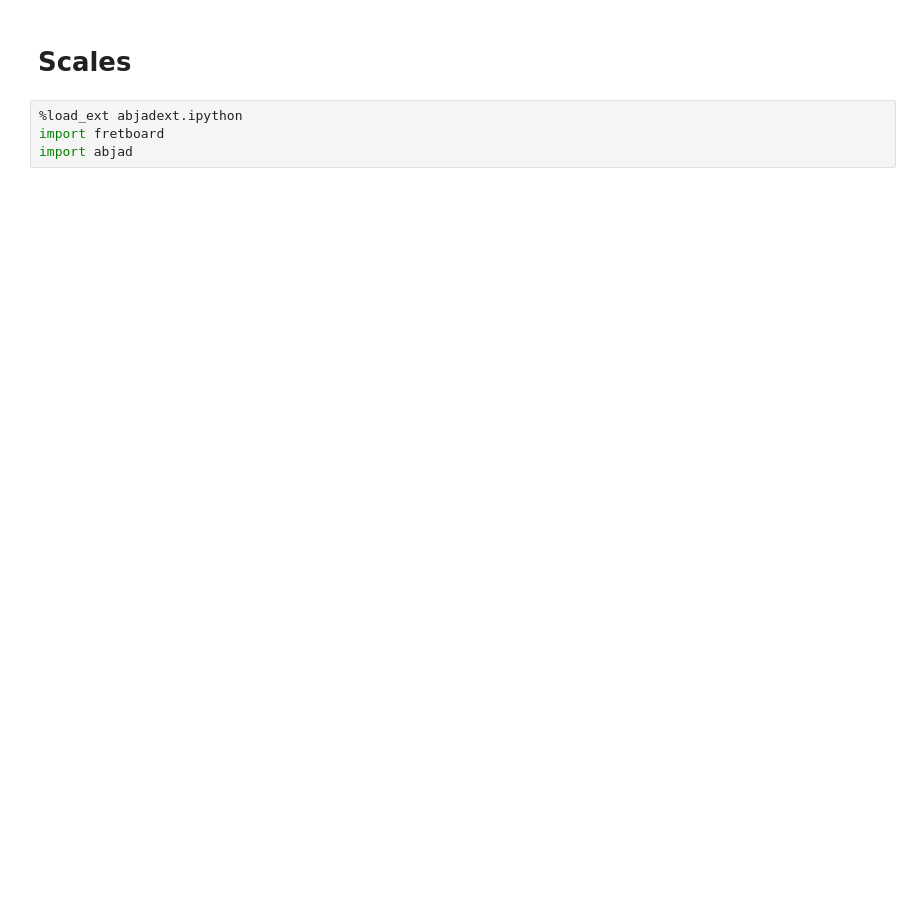
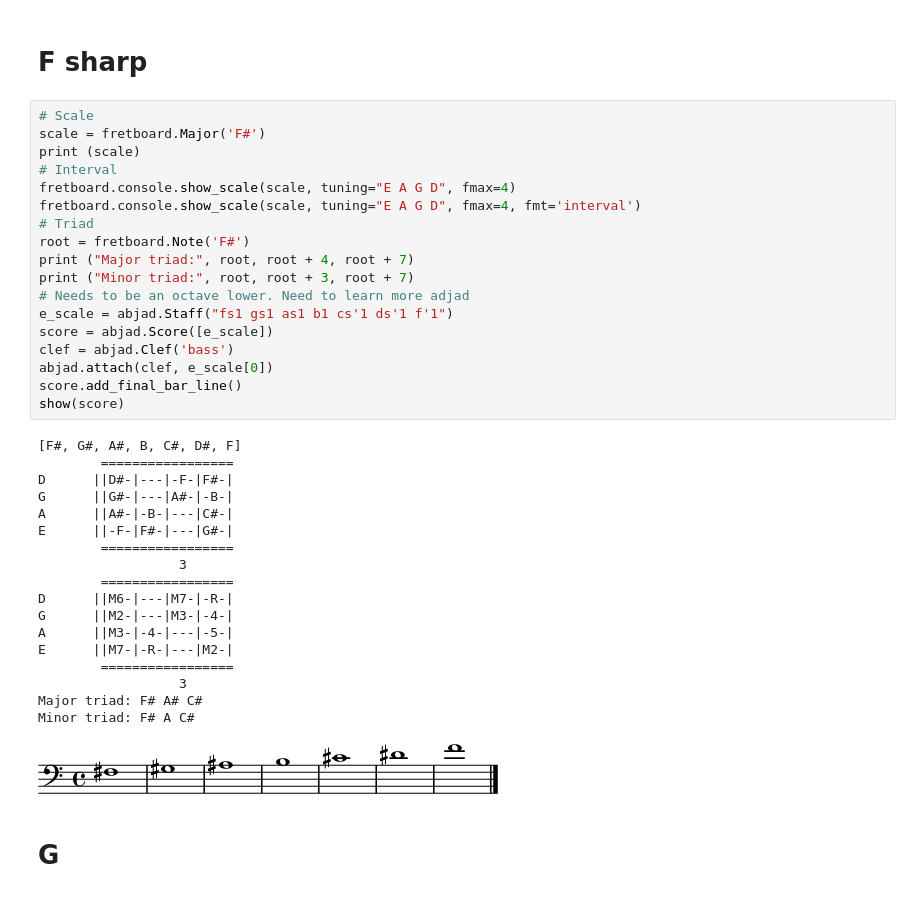
Before and after one commit to fede2cr/rb_method, a Jupyter notebook: 01_scales/Scales.ipynb, the cells around one changed output. Drawn from its saved outputs; the diff is of its cells as text; blank space fills up the shorter version.

```diff
--- a/01_scales/Scales.ipynb
+++ b/01_scales/Scales.ipynb
@@ -1,6 +90,41 @@
+# %% [markdown]
+# F sharp
+# %%
+# Scale
+scale = fretboard.Major('F#')
+print (scale)
+# Interval
+fretboard.console.show_scale(scale, tuning="E A G D", fmax=4)
+fretboard.console.show_scale(scale, tuning="E A G D", fmax=4, fmt='interval')
+# Triad
+root = fretboard.Note('F#')
+print ("Major triad:", root, root + 4, root + 7)
+print ("Minor triad:", root, root + 3, root + 7)
+# Needs to be an octave lower. Need to learn more adjad
+e_scale = abjad.Staff("fs1 gs1 as1 b1 cs'1 ds'1 f'1")
+score = abjad.Score([e_scale])
+clef = abjad.Clef('bass')
+abjad.attach(clef, e_scale[0])
+score.add_final_bar_line()
+show(score)
+# %% [output]
+[F#, G#, A#, B, C#, D#, F]
+        =================
+D      ||D#-|---|-F-|F#-|
+G      ||G#-|---|A#-|-B-|
+A      ||A#-|-B-|---|C#-|
+E      ||-F-|F#-|---|G#-|
+        =================
+                  3
+        =================
+D      ||M6-|---|M7-|-R-|
+G      ||M2-|---|M3-|-4-|
+A      ||M3-|-4-|---|-5-|
+E      ||M7-|-R-|---|M2-|
+        =================
+                  3
+Major triad: F# A# C#
+Minor triad: F# A C#
+[figure, added]
 # %% [markdown]
-# Scales
+# G
-# %%
-%load_ext abjadext.ipython
-import fretboard
-import abjad
```
Also changed, not shown: parts of 22 cells of this notebook, 1 other file.
